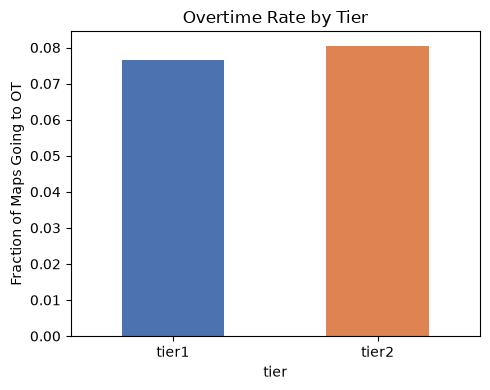
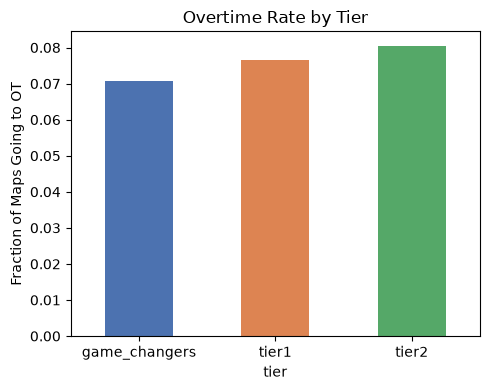
The change to this notebook cell's code, shown as a diff; its figure went from the first image to the second:
--- before
+++ after
@@ -8,5 +8,5 @@
 print(ot_rate)
 fig, ax = plt.subplots(figsize=(5,4))
-ot_rate.plot(kind='bar', ax=ax, color=['#4C72B0','#DD8452'])
+ot_rate.plot(kind='bar', ax=ax, color=['#4C72B0','#DD8452','#55A868'])
 ax.set_title('Overtime Rate by Tier')
 ax.set_ylabel('Fraction of Maps Going to OT')

Commit: include game changers